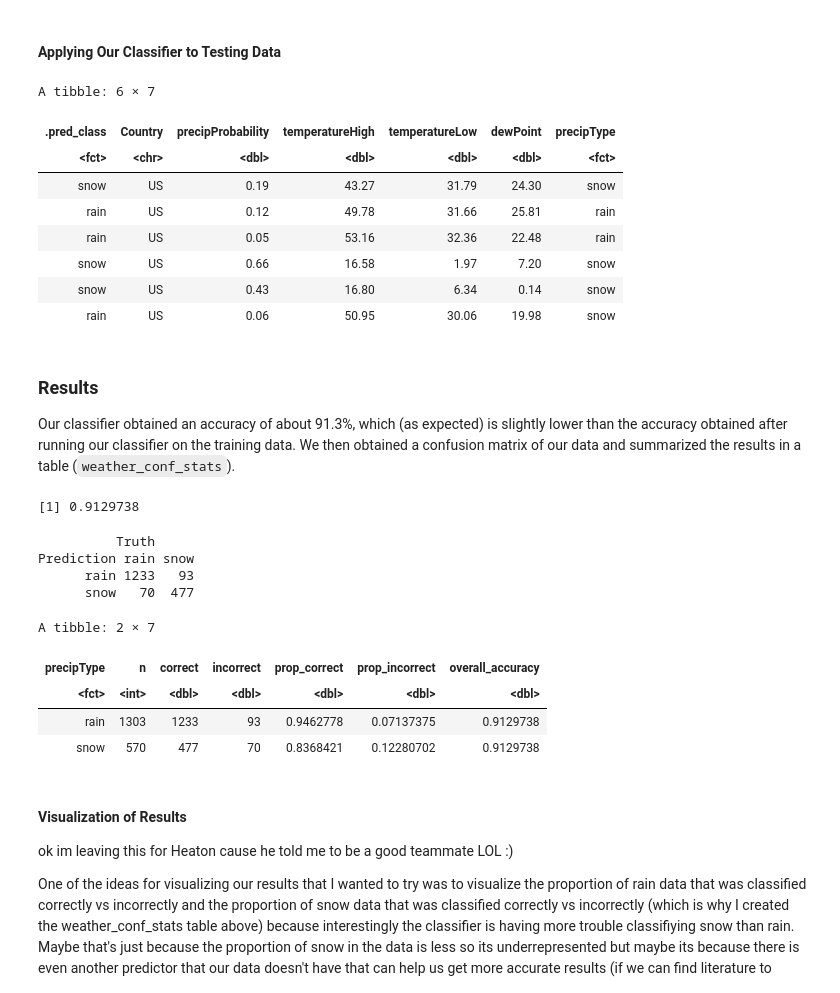
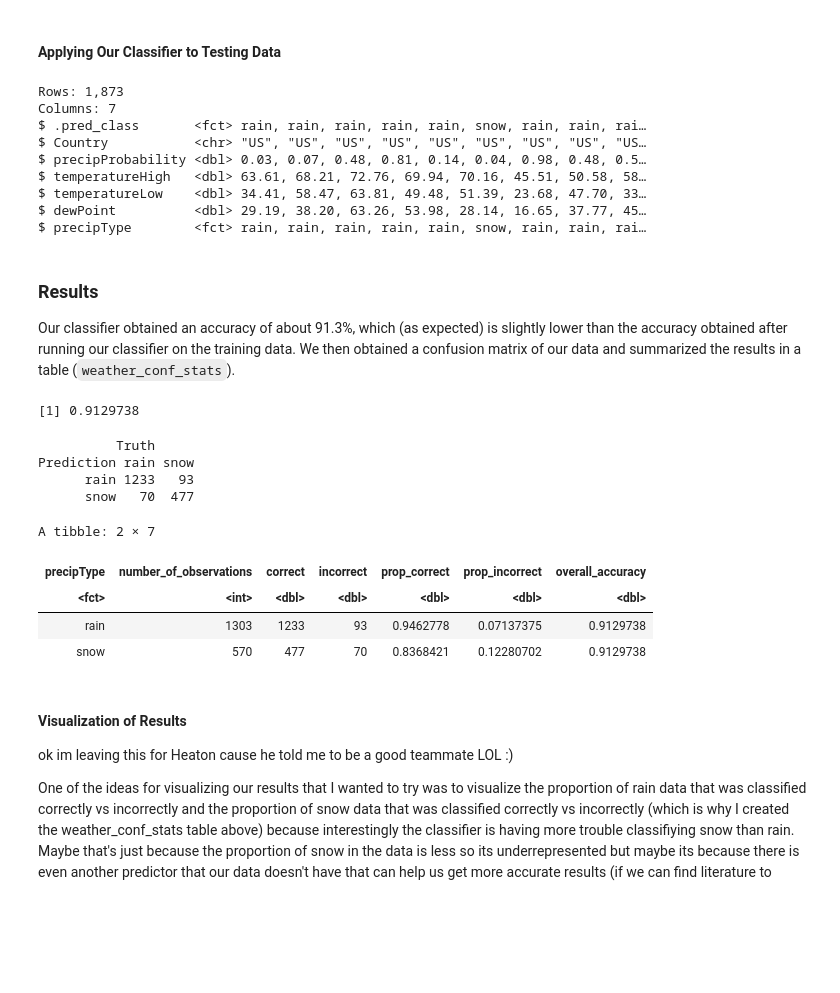
Before and after one commit to codingonapotato/dsci100_group_project_S2022, a Jupyter notebook: Final Project Report.ipynb, the cells around one changed output. Saved outputs shown, nothing was run; the diff lists cells and outputs as text; code cells hidden in the pictures; blank space fills up the shorter version.

```diff
--- a/Final Project Report.ipynb
+++ b/Final Project Report.ipynb
@@ -115,8 +97,8 @@ na_count <- weather_data_US_only %>%
 
 weather_data <- weather_data_US_only %>%
     drop_na() %>%
-    mutate(precipType = as.factor(precipType)) #dropping all NA values from the dataset and mutating precipType into a factor
-head(weather_data)
+    mutate(precipType = as.factor(precipType)) %>%
+    glimpse()#dropping all NA values from the dataset and mutating precipType into a factor
 
 unified_tibble <- slice(count, 1) %>%
                     mutate(number_of_missing_values = na_count) %>%
@@ -166,9 +147,9 @@ data_proportions <-  tibble(proportion_of_total_in_training = (nrow(weather_trai
 data_proportions # To formally show the percentage of the tidy dataset that went into the training and testing datasets
 
 weather_upsampling_recipe <- recipe(precipType ~ dewPoint + temperatureLow + temperatureHigh + precipProbability, data = weather_training) %>%
-    step_upsample(precipType, over_ratio = 1, skip = FALSE) %>%
-    step_scale(all_predictors()) %>%
-    step_center(all_predictors())
+    step_upsample(precipType, over_ratio = 1, skip = FALSE)
+#     step_scale(all_predictors()) %>%
+#     step_center(all_predictors())
 
 weather_train_upsampled <- weather_upsampling_recipe %>%
                             prep() %>%
@@ -341,18 +317,18 @@ weather_accuracy
 #### Applying Our Classifier to Testing Data
 # %%
 weather_predictions <- predict(knn_fit, weather_testing) %>%
-                bind_cols(weather_testing)
-tail(weather_predictions)
+                bind_cols(weather_testing) %>%
+                glimpse()
 # %% [output]
-A tibble: 6 × 7
+Rows: 1,873
+Columns: 7
+$ .pred_class       <fct> rain, rain, rain, rain, rain, snow, rain, rain, rai…
+$ Country           <chr> "US", "US", "US", "US", "US", "US", "US", "US", "US…
+$ precipProbability <dbl> 0.03, 0.07, 0.48, 0.81, 0.14, 0.04, 0.98, 0.48, 0.5…
+$ temperatureHigh   <dbl> 63.61, 68.21, 72.76, 69.94, 70.16, 45.51, 50.58, 58…
+$ temperatureLow    <dbl> 34.41, 58.47, 63.81, 49.48, 51.39, 23.68, 47.70, 33…
+$ dewPoint          <dbl> 29.19, 38.20, 63.26, 53.98, 28.14, 16.65, 37.77, 45…
+$ precipType        <fct> rain, rain, rain, rain, rain, snow, rain, rain, rai…
-| .pred_class | Country | precipProbability | temperatureHigh | temperatureLow | dewPoint | precipType |
-| <fct> | <chr> | <dbl> | <dbl> | <dbl> | <dbl> | <fct> |
-| snow | US | 0.19 | 43.27 | 31.79 | 24.30 | snow |
-| rain | US | 0.12 | 49.78 | 31.66 | 25.81 | rain |
-| rain | US | 0.05 | 53.16 | 32.36 | 22.48 | rain |
-| snow | US | 0.66 | 16.58 | 1.97 | 7.20 | snow |
-| snow | US | 0.43 | 16.80 | 6.34 | 0.14 | snow |
-| rain | US | 0.06 | 50.95 | 30.06 | 19.98 | snow |
 # %% [markdown]
 ### Results
 
@@ -363,35 +339,36 @@ weather_predictions_accuracy <- weather_predictions %>%
                 filter(.metric == "accuracy") %>%
                 select(.estimate) %>%
                 pull()
 weather_predictions_accuracy
 
 weather_confusion_matrix <- weather_predictions %>%
                 conf_mat(truth = precipType, estimate = .pred_class)
 weather_confusion_matrix
 
 # Values obtained from confusion matrix...
 true_rain <- 1233 # Number of data points correctly classified as "rain"
 true_snow <- 477 # Number of data points correctly classified as "snow"
 false_rain <- 93 # Number of data points incorrectly classified as "rain"
 false_snow <- 70 # Number of data points incorrectly classified as "snow"
 
 weather_conf_stats <- weather_predictions %>%
                 select(precipType) %>%
                 count(precipType) %>%
                 mutate(correct = c(true_rain, true_snow),
                        incorrect = c(false_rain, false_snow),
                        prop_correct = correct/n,
                        prop_incorrect = incorrect/n,
-                       overall_accuracy = weather_predictions_accuracy)
+                       overall_accuracy = weather_predictions_accuracy) %>%
+                rename("number_of_observations" = n)
 weather_conf_stats
 # %% [output]
 [1] 0.9129738
           Truth
 Prediction rain snow
       rain 1233   93
       snow   70  477
 A tibble: 2 × 7
-| precipType | n | correct | incorrect | prop_correct | prop_incorrect | overall_accuracy |
+| precipType | number_of_observations | correct | incorrect | prop_correct | prop_incorrect | overall_accuracy |
 | <fct> | <int> | <dbl> | <dbl> | <dbl> | <dbl> | <dbl> |
 | rain | 1303 | 1233 | 93 | 0.9462778 | 0.07137375 | 0.9129738 |
 | snow | 570 | 477 | 70 | 0.8368421 | 0.12280702 | 0.9129738 |
```
Also changed, not shown: parts of 7 cells of this notebook.
